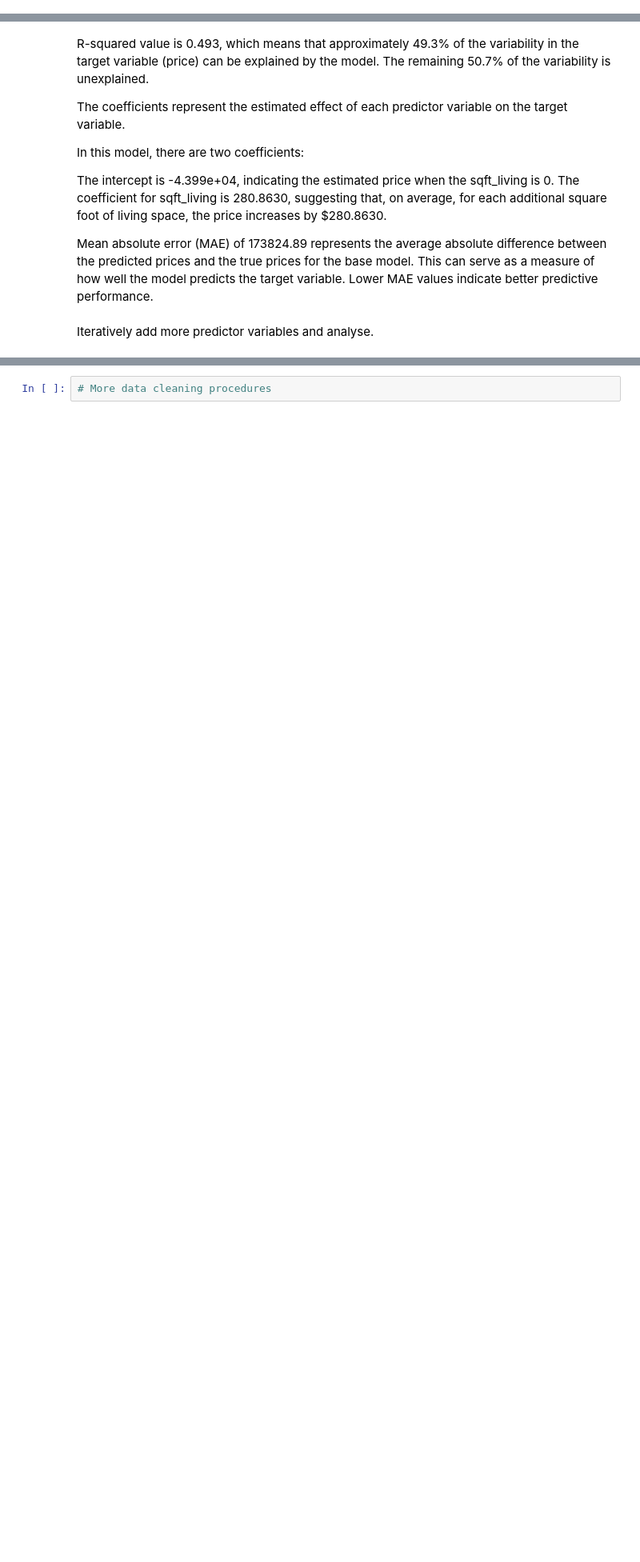
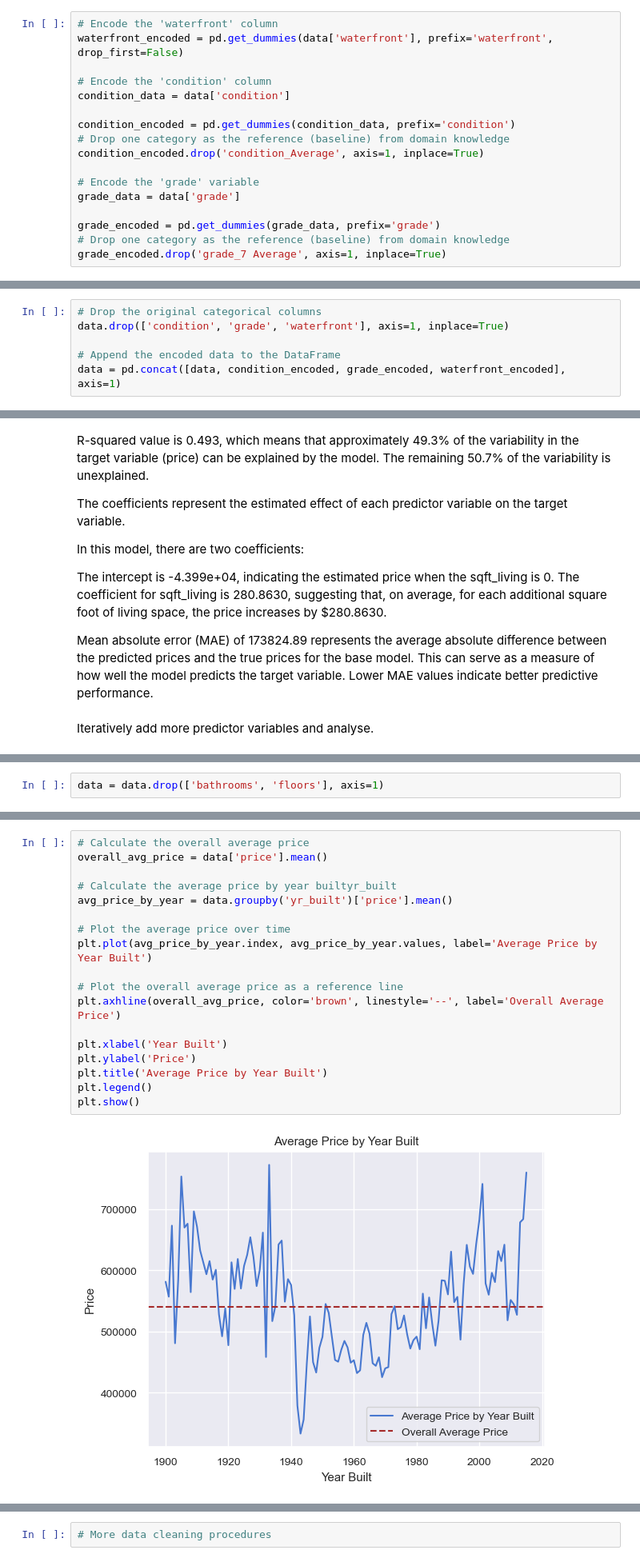
Before and after one commit to Perception-ui/phase_2, a Jupyter notebook: notebook.ipynb, the cells around one changed output, grey strips where cells are left out. Shown at 80% size. Saved outputs shown, nothing was run; the diff lists cells and outputs as text; blank space fills up the shorter version.

Commit message:
Prepare categorical variables

```diff
--- a/notebook.ipynb
+++ b/notebook.ipynb
@@ -311,0 +320,17 @@ data['yr_renovated'] = data['yr_renovated'].replace(-1, 0)
+# %%
+# Encode the 'waterfront' column
+waterfront_encoded = pd.get_dummies(data['waterfront'], prefix='waterfront', drop_first=False)
+
+# Encode the 'condition' column
+condition_data = data['condition']
+
+condition_encoded = pd.get_dummies(condition_data, prefix='condition')
+# Drop one category as the reference (baseline) from domain knowledge
+condition_encoded.drop('condition_Average', axis=1, inplace=True)
+
+# Encode the 'grade' variable
+grade_data = data['grade']
+
+grade_encoded = pd.get_dummies(grade_data, prefix='grade')
+# Drop one category as the reference (baseline) from domain knowledge
+grade_encoded.drop('grade_7 Average', axis=1, inplace=True)
@@ -311,0 +370,6 @@ data['yr_renovated'] = data['yr_renovated'].replace(-1, 0)
+# %%
+# Drop the original categorical columns
+data.drop(['condition', 'grade', 'waterfront'], axis=1, inplace=True)
+
+# Append the encoded data to the DataFrame
+data = pd.concat([data, condition_encoded, grade_encoded, waterfront_encoded], axis=1)
@@ -475 +565,3 @@ Drop 'bathrooms' from X variables and try 'bedrooms' because their presence is n
+# %%
+data = data.drop(['bathrooms', 'floors'], axis=1)
 # %%
@@ -509 +623,21 @@ The mean absolute error (MAE) for this updated model is 170382.44866327153. Comp
+# %%
+# Calculate the overall average price
+overall_avg_price = data['price'].mean()
+
+# Calculate the average price by year builtyr_built
+avg_price_by_year = data.groupby('yr_built')['price'].mean()
+
+# Plot the average price over time
+plt.plot(avg_price_by_year.index, avg_price_by_year.values, label='Average Price by Year Built')
+
+# Plot the overall average price as a reference line
+plt.axhline(overall_avg_price, color='brown', linestyle='--', label='Overall Average Price')
+
+plt.xlabel('Year Built')
+plt.ylabel('Price')
+plt.title('Average Price by Year Built')
+plt.legend()
+plt.show()
+# %% [output]
+[figure, added]
 # %%
```
Also changed, not shown: parts of 21 cells of this notebook.
